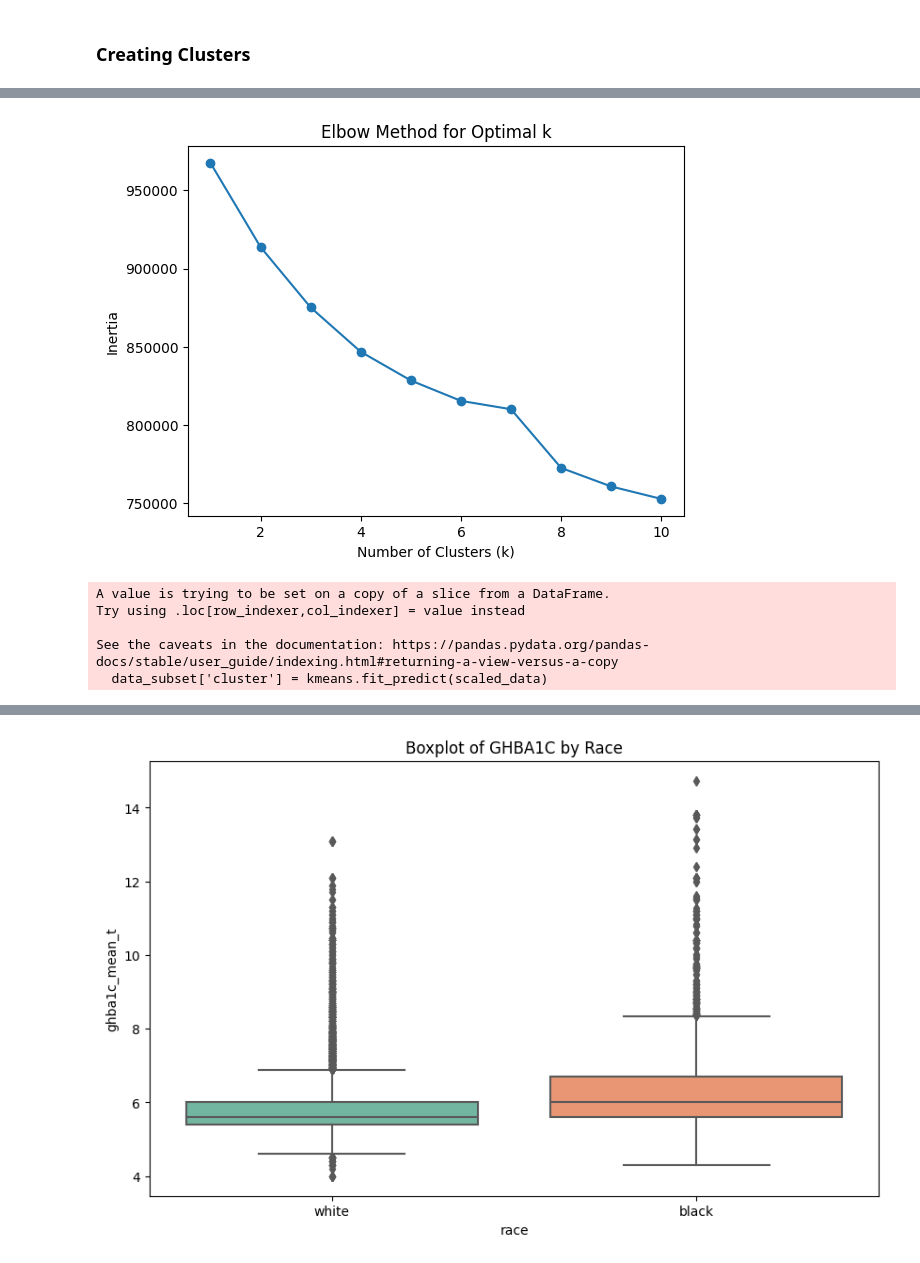
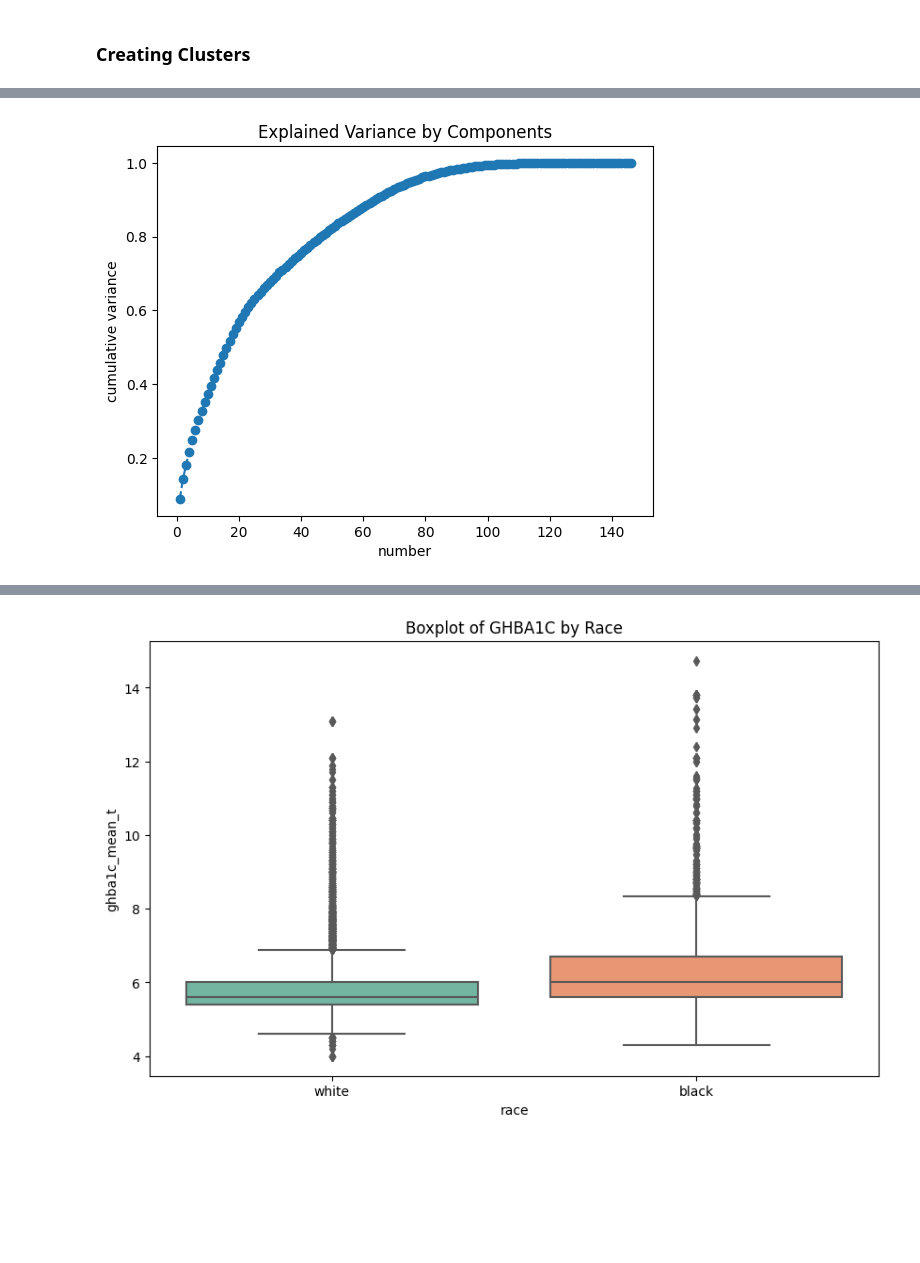
Before and after one commit to KSreeram28/CS-333-Group-Project, a Jupyter notebook: CS_333_Technical_Demo_.ipynb, the cells around one changed output, grey strips where cells are left out. Saved outputs shown, nothing was run; the diff lists cells and outputs as text; code cells hidden in the pictures; blank space fills up the shorter version.

```diff
--- a/CS_333_Technical_Demo_.ipynb
+++ b/CS_333_Technical_Demo_.ipynb
@@ -339,73 +439,67 @@ plt.show()
 copy_df = data_df.copy()
 drop_columns = copy_df.filter(like='cost').columns
 copy_df = copy_df.drop(columns = drop_columns)
 others = ['race', 'dem_gender']
 copy_df = copy_df.drop(columns = others)
 data_subset = copy_df.dropna()
 
 # Standardize
 scaler = StandardScaler()
 scaled_data = scaler.fit_transform(data_subset)
 
+# Fitting the data
+pca = PCA()
+pca.fit(scaled_data)
+
+plt.plot(range(1,147), pca.explained_variance_ratio_.cumsum(), marker = 'o', linestyle = '--')
+plt.title('Explained Variance by Components')
+plt.xlabel('number')
+plt.ylabel('cumulative variance')
+plt.show()
+
+
+pca=PCA(n_components = 48)
+pca.fit(scaled_data)
+scores_pca = pca.transform(scaled_data)
+
 # Optimal number of clusters using the Elbow method
 inertia = []
 for k in range(1, 11):
     kmeans = KMeans(n_clusters=k, random_state=42, n_init='auto')
-    kmeans.fit(scaled_data)
+    kmeans.fit(scores_pca)
     inertia.append(kmeans.inertia_)
 
 plt.plot(range(1, 11), inertia, marker='o')
 plt.title('Elbow Method for Optimal k')
 plt.xlabel('Number of Clusters (k)')
 plt.ylabel('Inertia')
 plt.show()
 
 # Based on the Elbow curve
-optimal_k = 3
+optimal_k = 4
 
-# Apply kMeans clustering
-kmeans = KMeans(n_clusters=optimal_k, random_state=42, n_init='auto')
-data_subset['cluster'] = kmeans.fit_predict(scaled_data)
+# # Apply kMeans clustering
+kmeans_pca = KMeans(n_clusters=optimal_k, random_state=42, init = 'k-means++', n_init='auto')
+# data_subset['cluster'] = kmeans.fit_predict(scaled_data)
+kmeans_pca.fit(scores_pca)
 
-# Visualization
-plt.scatter(data_subset['risk_score_t'], data_subset['gagne_sum_t'], c=data_subset['cluster'], cmap='viridis')
-plt.title('kMeans Clusters')
-plt.xlabel('Previous Risk Score')
-plt.ylabel('Active illnesses mean')
+
+df_pca = pd.concat([data_subset.reset_index(drop = True), pd.DataFrame(scores_pca)], axis = 1)
+for i in range(147,0,-1):
+  col_name = "Comp " + str(i)
+  df_pca.columns.values[-i] = col_name
+
+df_pca["Segment K-means PCA"] = kmeans_pca.labels_
+
+x_axis = df_pca['Comp 1']
+y_axis = df_pca['Comp 2']
+
+plt.figure(figsize = (10,8))
+sns.scatterplot(x = x_axis, y = y_axis, hue = df_pca["Segment K-means PCA"], palette = ['g','r','c', 'm'])
+plt.title('Clusters by components')
 plt.show()
 
 
-pca=PCA(n_components=2)
-reduced_X=pd.DataFrame(data=pca.fit_transform(scaled_data),columns=['PCA1','PCA2'])
-
-plt.figure(figsize=(7,5))
-
-centers = pca.transform(kmeans.cluster_centers_)
-
-# Scatter plot
-plt.scatter(reduced_X['PCA1'],reduced_X['PCA2'],c=kmeans.labels_)
-plt.scatter(centers[:,0],centers[:,1],marker='x',s=100,c='red')
-plt.xlabel('PCA1')
-plt.ylabel('PCA2')
-plt.title('Cluster')
-plt.tight_layout()
-plt.show()
-col = []
-for c in data_subset.columns:
-  if c == "index":
-    continue
-  else:
-    col.append(c)
-
-# Represent the effect Features on PCA components
-plt.figure(figsize=(50,5))
-components=pd.DataFrame(pca.components_,index=['PCA1',"PCA2"],columns=col)
-sns.heatmap(components)
-plt.show()
+#stop
 # %% [output]
-[figure, old version]
+[figure, new version]
-A value is trying to be set on a copy of a slice from a DataFrame.
-Try using .loc[row_indexer,col_indexer] = value instead
-
-See the caveats in the documentation: https://pandas.pydata.org/pandas-docs/stable/user_guide/indexing.html#returning-a-view-versus-a-copy
-  data_subset['cluster'] = kmeans.fit_predict(scaled_data)
```
Also changed, not shown: parts of 4 cells of this notebook.
